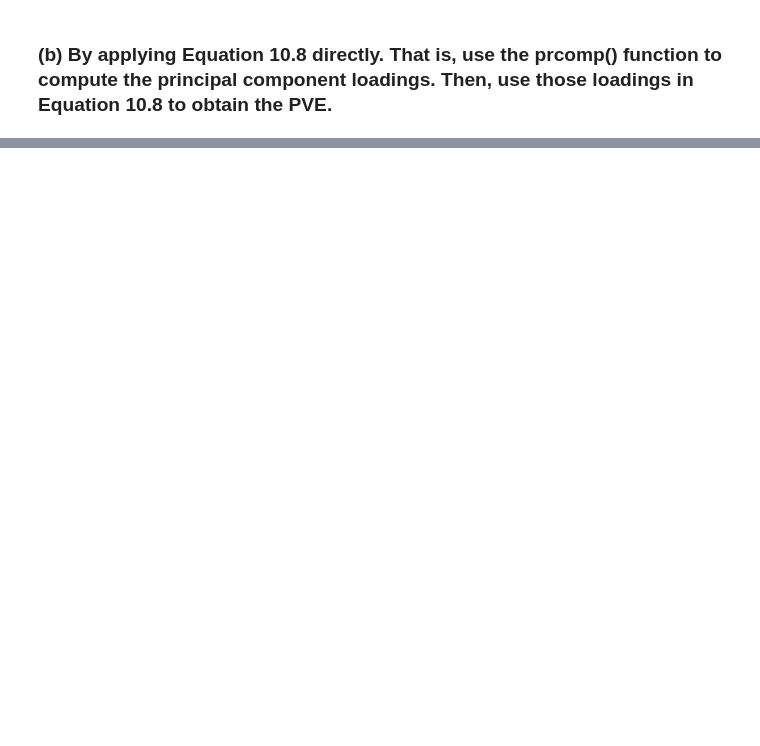
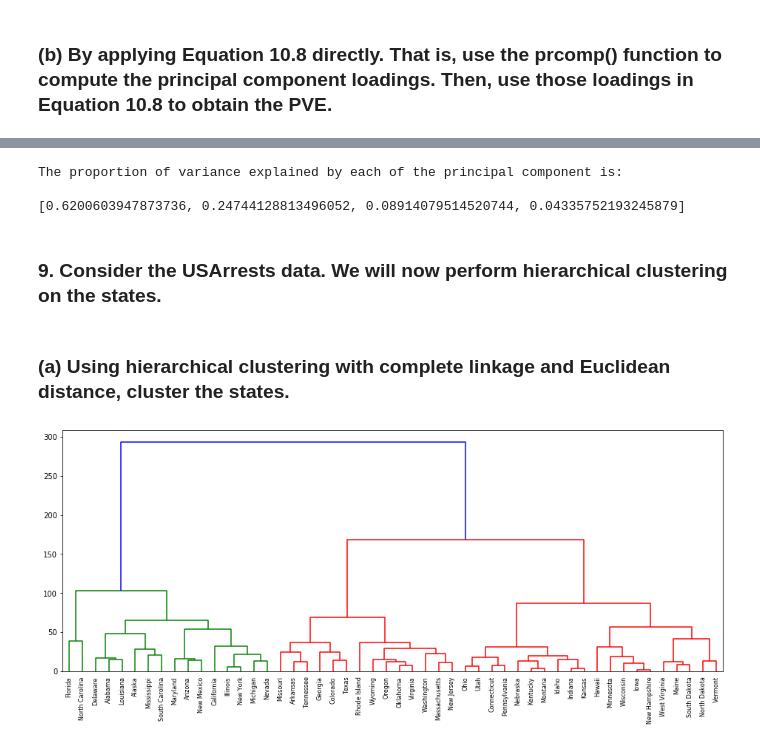
Before and after one commit to ll-wang/Learning-Notes, a Jupyter notebook: ISLR Learning/Exercises/Chapter 10-Clustering.ipynb, the cells around one changed output, grey strips where cells are left out. Saved outputs shown, nothing was run; the diff lists cells and outputs as text; code cells hidden in the pictures; blank space fills up the shorter version.

```diff
--- a/ISLR Learning/Exercises/Chapter 10-Clustering.ipynb
+++ b/ISLR Learning/Exercises/Chapter 10-Clustering.ipynb
@@ -457,0 +479,11 @@ np.mean(equi_meancheck)
+# %%
+print('The proportion of variance explained by each of the principal component is:\n')
+print([pve_cal(),pve_cal(m = 'PC2'),pve_cal(m = 'PC3'),pve_cal(m = 'PC4')])
+# %% [output]
+The proportion of variance explained by each of the principal component is:
+
+[0.6200603947873736, 0.24744128813496052, 0.08914079514520744, 0.04335752193245879]
+# %% [markdown]
+### 9. Consider the USArrests data. We will now perform hierarchical clustering on the states.
+# %% [markdown]
+### (a) Using hierarchical clustering with complete linkage and Euclidean distance, cluster the states.
@@ -457,0 +492,7 @@ np.mean(equi_meancheck)
+# %%
+cluster_1 = linkage(USA,method='complete',metric = 'euclidean')
+
+plt.figure(figsize = (16,6))
+_ = dendrogram(cluster_1,labels = list(USA.index))
+# %% [output]
+[figure, added]
```
Also changed, not shown: parts of 57 cells of this notebook.
